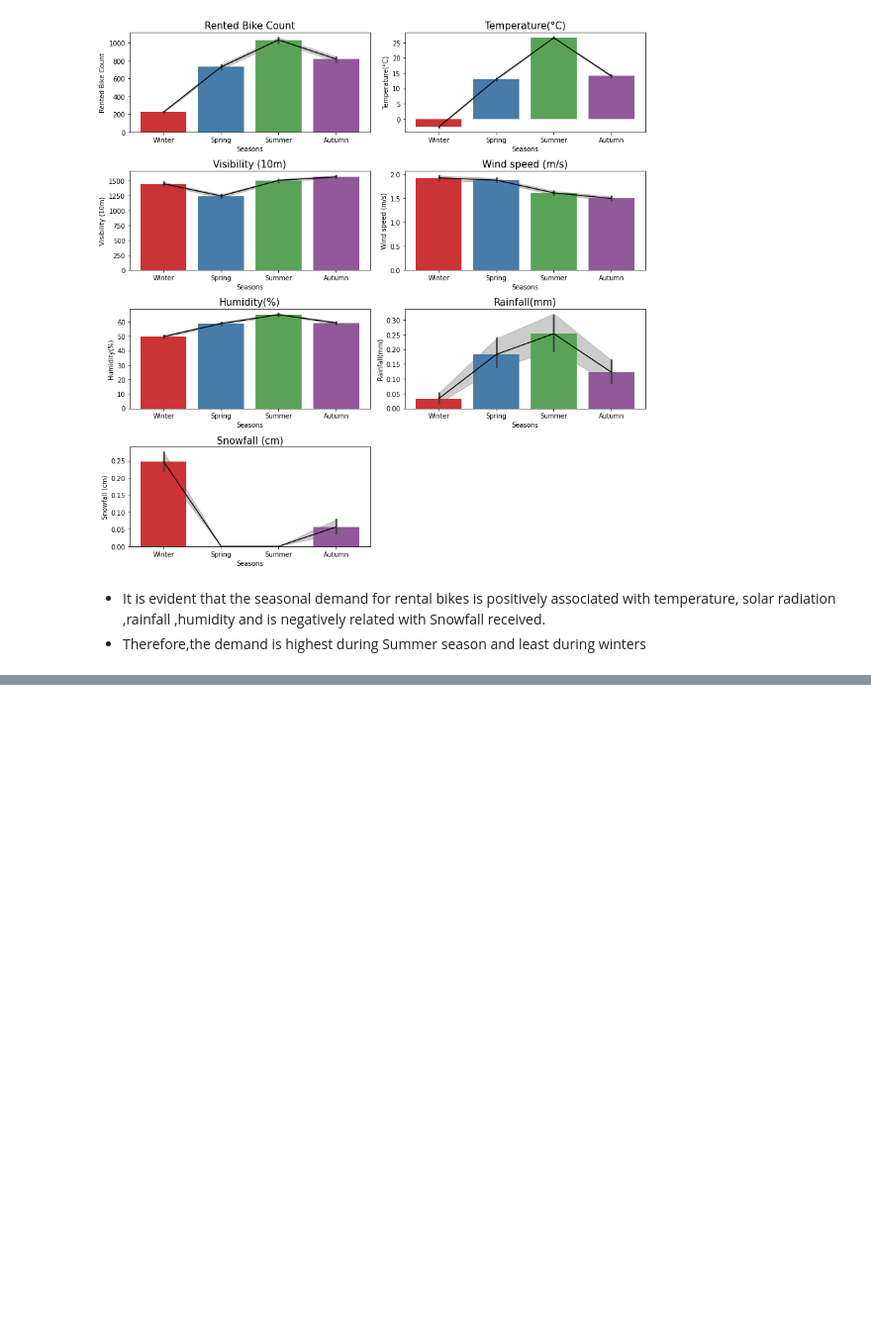
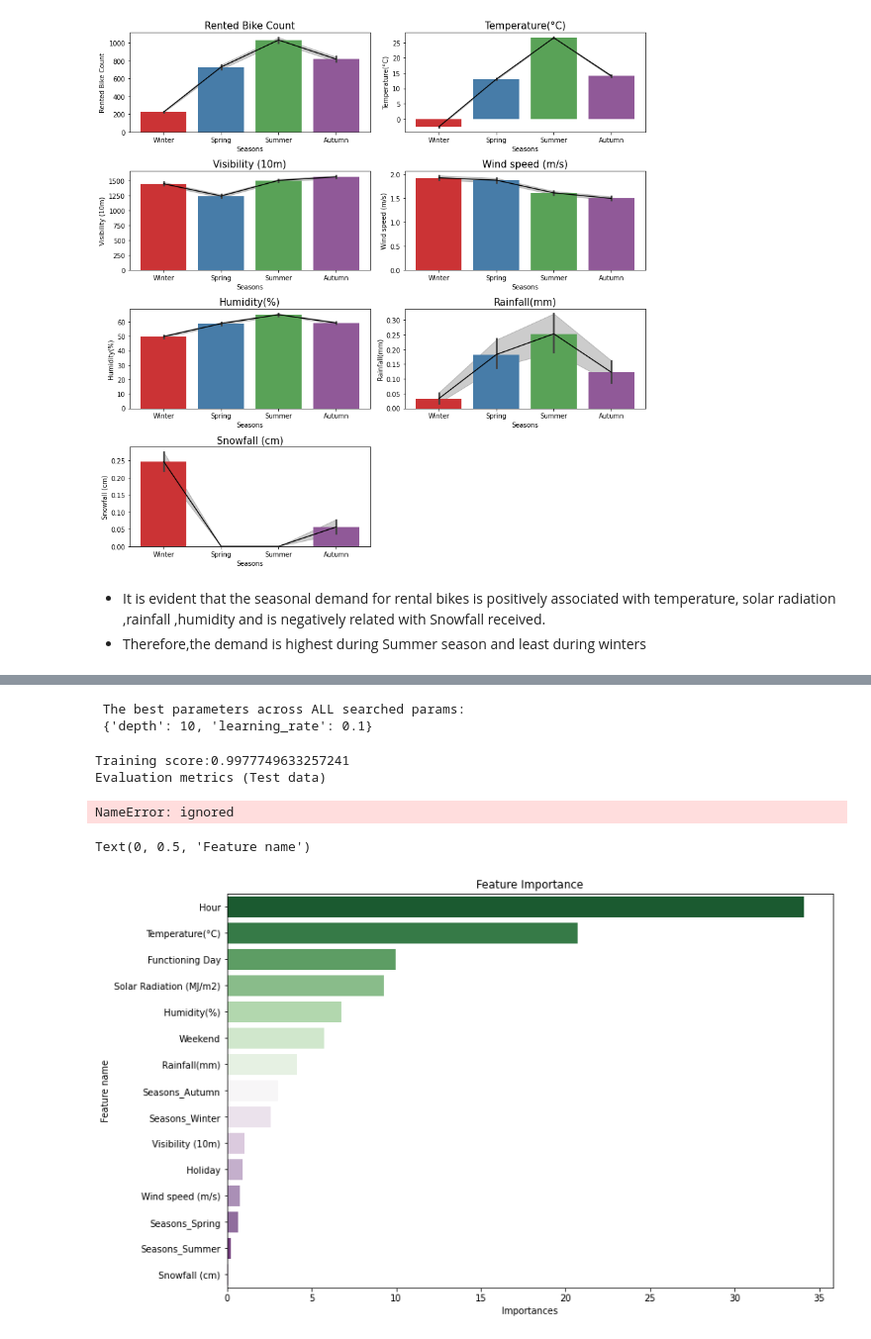
Before and after one commit to RadhikaRM/BikeShareDemandprediction, a Jupyter notebook: Bike_Sharing_Prediction.ipynb, the cells around one changed output, grey strips where cells are left out. Shown at 99% size. Saved outputs shown, nothing was run; the diff lists cells and outputs as text; code cells hidden in the pictures; blank space fills up the shorter version.

```diff
--- a/Bike_Sharing_Prediction.ipynb
+++ b/Bike_Sharing_Prediction.ipynb
@@ -443,0 +643,31 @@ plt.tight_layout()
+# %%
+#Splitting the data to train and test
+from sklearn.model_selection import train_test_split
+X_train, X_test, y_train, y_test = train_test_split(X, y, test_size=0.3, random_state=3)
+# %%
+parameters = {'depth' : [8,10,6],'learning_rate' : [0.025, 0.05, 0.1],'iterations':[150,250,350]}
+CB_regressor = CatBoostRegressor()
+grid = GridSearchCV(estimator=CB_regressor, param_grid = parameters, cv = 5, n_jobs=-1)
+grid.fit(X_train, y_train)
+# %%
+ print("\n The best parameters across ALL searched params:\n",grid.best_params_)
+# %% [output]
+ The best parameters across ALL searched params:
+ {'depth': 10, 'learning_rate': 0.1}
+# %%
+# creating Catboost model
+best_CB_regressor=CatBoostRegressor(loss_function='RMSE',verbose = False,depth=10,learning_rate=0.1)
+# %%
+
+#calling run_model to train,fit and evalution of catboost model
+best_CB_regressor.fit(X_train,y_train)
+print(f'Training score:{best_CB_regressor.score(X_train,y_train)}')
+y_pred=best_CB_regressor.predict(X_test)
+
+print(f'Evaluation metrics (Test data)')
+errors_model(y_test,y_pred)
+scores_model(X_test,y_test,y_pred)
+# %% [output]
+Training score:0.9977749633257241
+Evaluation metrics (Test data)
+NameError: ignored
@@ -443,0 +678,12 @@ plt.tight_layout()
+# %%
+# Create a dataframe of feature importance
+feature_imp = pd.DataFrame(best_CB_regressor.get_feature_importance(prettified=True))
+
+#Visualizing features importance of catboost model
+plt.figure(figsize=(12, 8))
+feature_plot= sns.barplot(x="Importances", y="Feature Id", data=feature_imp,palette="PRGn_r");
+plt.title('Feature Importance')
+plt.ylabel('Feature name')
+# %% [output]
+Text(0, 0.5, 'Feature name')
+[figure, added]
```
Also changed, not shown: parts of 37 cells of this notebook.
